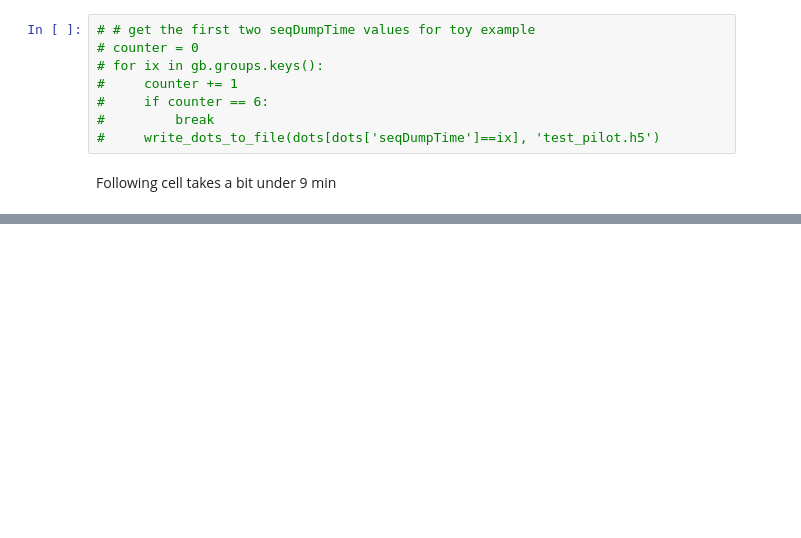
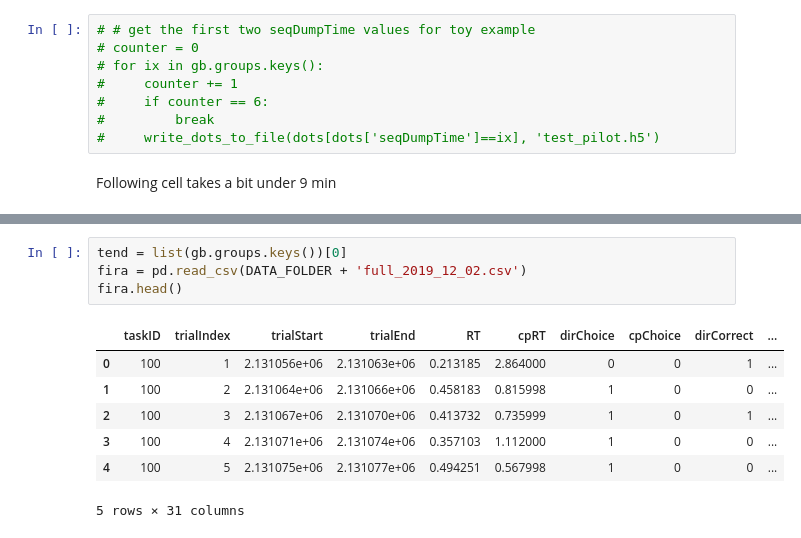
Before and after one commit to aernesto/motion_energy_Adrian, a Jupyter notebook: Python/notebooks/ME_Fall_2019.ipynb, the cells around one changed output, grey strips where cells are left out. Cells and saved outputs as stored; diff of their text form; blank space fills up the shorter version.

```diff
--- a/Python/notebooks/ME_Fall_2019.ipynb
+++ b/Python/notebooks/ME_Fall_2019.ipynb
@@ -364,3 +364,15 @@ _ = gb.apply(write_dots_to_file, 'fall2019_v1.h5')
 # the first group element gb.groups.keys()[0]
 # %% [output]
 doubling length of dset /subj10/probCP0.7/coh61/ansright/CPyes/VD400/right/px in get_ix()
+# %%
+tend = list(gb.groups.keys())[0]
+fira = pd.read_csv(DATA_FOLDER + 'full_2019_12_02.csv')
+fira.head()
+# %% [output]
+|  | taskID | trialIndex | trialStart | trialEnd | RT | cpRT | dirChoice | cpChoice | dirCorrect | ... |
+| 0 | 100 | 1 | 2.131056e+06 | 2.131063e+06 | 0.213185 | 2.864000 | 0 | 0 | 1 | ... |
+| 1 | 100 | 2 | 2.131064e+06 | 2.131066e+06 | 0.458183 | 0.815998 | 1 | 0 | 0 | ... |
+| 2 | 100 | 3 | 2.131067e+06 | 2.131070e+06 | 0.413732 | 0.735999 | 1 | 0 | 1 | ... |
+| 3 | 100 | 4 | 2.131071e+06 | 2.131074e+06 | 0.357103 | 1.112000 | 1 | 0 | 0 | ... |
+| 4 | 100 | 5 | 2.131075e+06 | 2.131077e+06 | 0.494251 | 0.567998 | 1 | 0 | 0 | ... |
+5 rows × 31 columns
```
Also changed, not shown: parts of 5 cells of this notebook, 1 other file.
